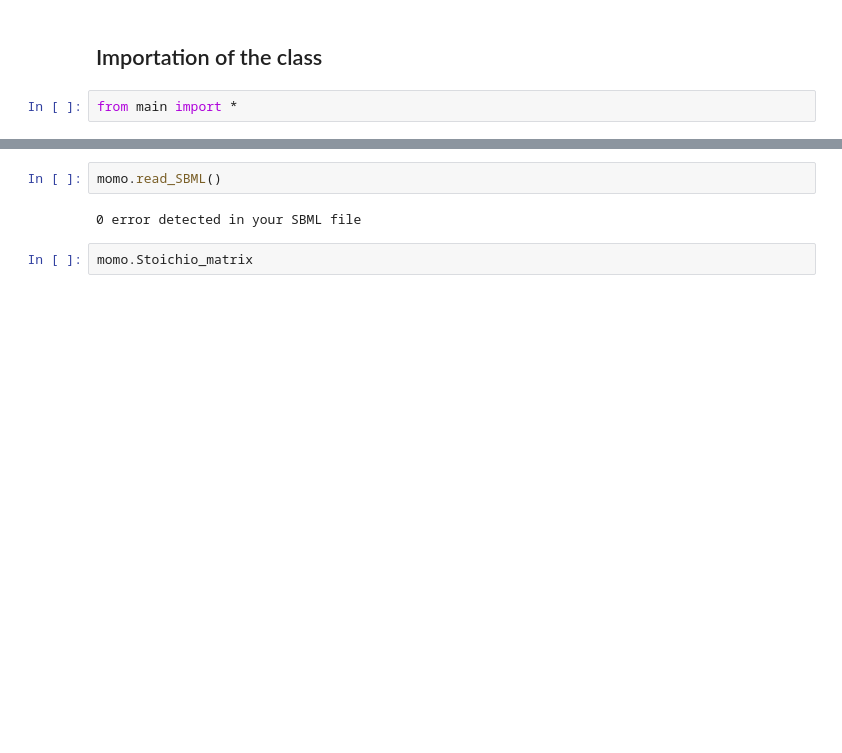
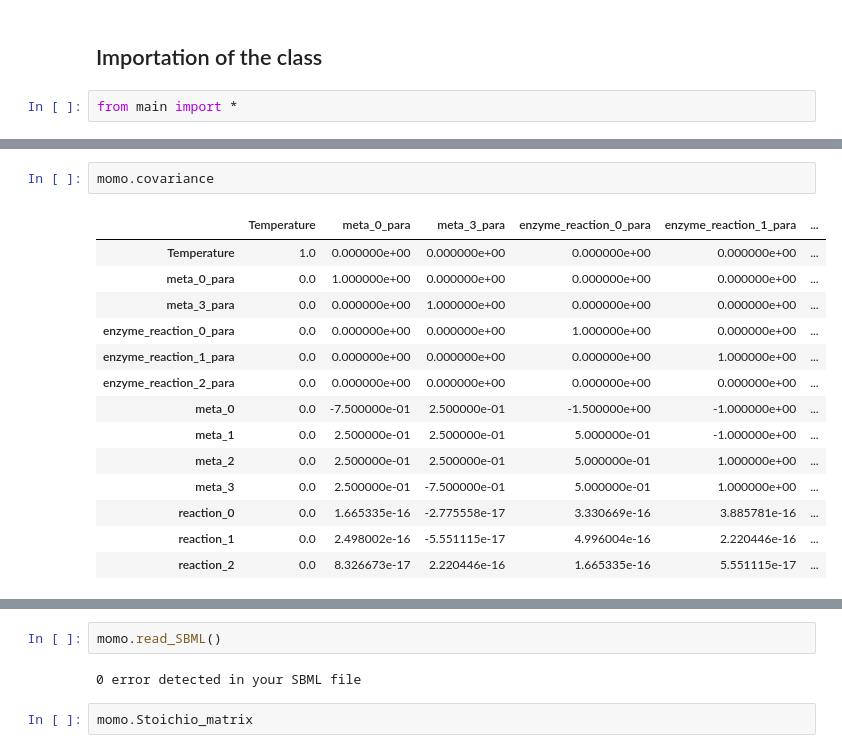
Before and after one commit to tuturax/BadAss, a Jupyter notebook: test_class.ipynb, the cells around one changed output, grey strips where cells are left out. Cells and saved outputs as stored; diff of their text form; blank space fills up the shorter version.

```diff
--- a/test_class.ipynb
+++ b/test_class.ipynb
@@ -24,0 +118,17 @@ AttributeError: 'property' object has no attribute 'df'
+# %%
+momo.covariance
+# %% [output]
+|  | Temperature | meta_0_para | meta_3_para | enzyme_reaction_0_para | enzyme_reaction_1_para | ... |
+| Temperature | 1.0 | 0.000000e+00 | 0.000000e+00 | 0.000000e+00 | 0.000000e+00 | ... |
+| meta_0_para | 0.0 | 1.000000e+00 | 0.000000e+00 | 0.000000e+00 | 0.000000e+00 | ... |
+| meta_3_para | 0.0 | 0.000000e+00 | 1.000000e+00 | 0.000000e+00 | 0.000000e+00 | ... |
+| enzyme_reaction_0_para | 0.0 | 0.000000e+00 | 0.000000e+00 | 1.000000e+00 | 0.000000e+00 | ... |
+| enzyme_reaction_1_para | 0.0 | 0.000000e+00 | 0.000000e+00 | 0.000000e+00 | 1.000000e+00 | ... |
+| enzyme_reaction_2_para | 0.0 | 0.000000e+00 | 0.000000e+00 | 0.000000e+00 | 0.000000e+00 | ... |
+| meta_0 | 0.0 | -7.500000e-01 | 2.500000e-01 | -1.500000e+00 | -1.000000e+00 | ... |
+| meta_1 | 0.0 | 2.500000e-01 | 2.500000e-01 | 5.000000e-01 | -1.000000e+00 | ... |
+| meta_2 | 0.0 | 2.500000e-01 | 2.500000e-01 | 5.000000e-01 | 1.000000e+00 | ... |
+| meta_3 | 0.0 | 2.500000e-01 | -7.500000e-01 | 5.000000e-01 | 1.000000e+00 | ... |
+| reaction_0 | 0.0 | 1.665335e-16 | -2.775558e-17 | 3.330669e-16 | 3.885781e-16 | ... |
+| reaction_1 | 0.0 | 2.498002e-16 | -5.551115e-17 | 4.996004e-16 | 2.220446e-16 | ... |
+| reaction_2 | 0.0 | 8.326673e-17 | 2.220446e-16 | 1.665335e-16 | 5.551115e-17 | ... |
```
Also changed, not shown: parts of 36 cells of this notebook, 4 other files.
